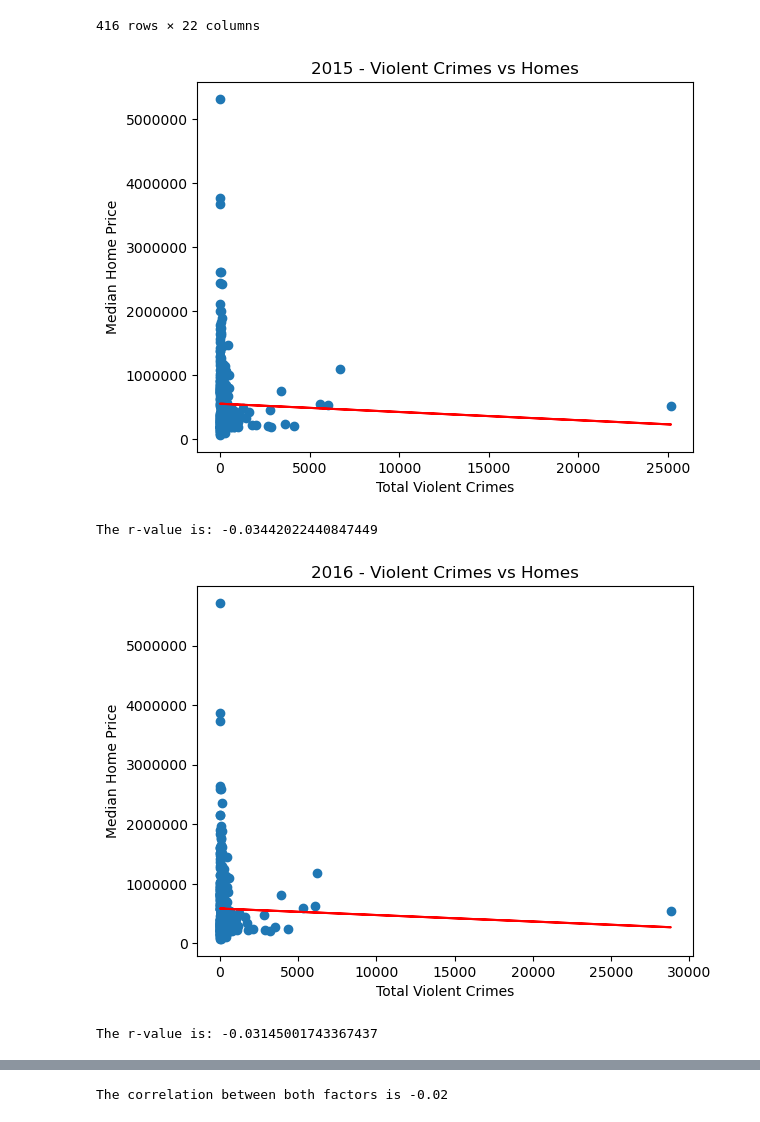
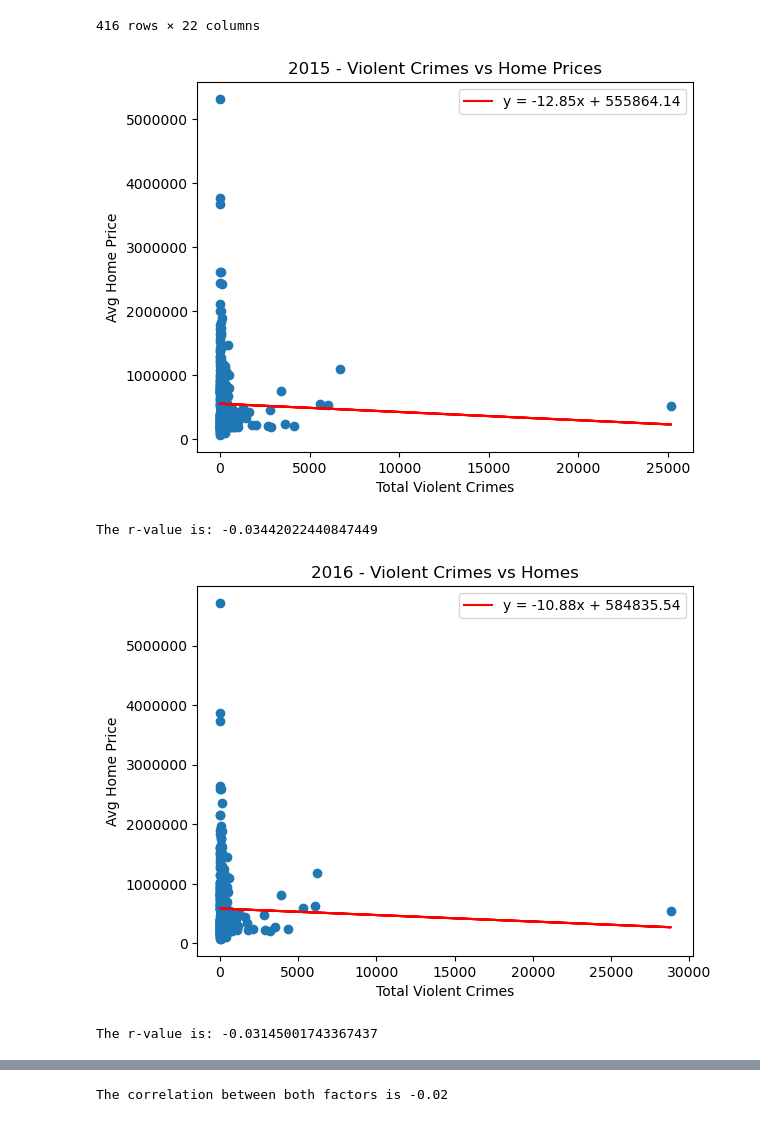
Before and after one commit to eshih22/team_project_1, a Jupyter notebook: Crime Analysis.ipynb, the cells around one changed output, grey strips where cells are left out. Drawn from its saved outputs; the diff is of its cells as text; code cells hidden in the pictures.

```diff
--- a/Crime Analysis.ipynb
+++ b/Crime Analysis.ipynb
@@ -404,36 +404,40 @@ result_merged_df_1
 # %%
 x_values = result_merged_df_1['2015 Total Violent Crimes']
 y_values = result_merged_df_1['2015 Home Prices']
 plt.scatter(x_values,y_values)
 plt.xlabel('Total Violent Crimes')
-plt.ylabel("Median Home Price")
+plt.ylabel("Avg Home Price")
 plt.ticklabel_format(style='plain', axis='both')
-plt.title("2015 - Violent Crimes vs Homes")
+plt.title("2015 - Violent Crimes vs Home Prices")
 
 
 # Add the linear regression equation and line to plot
 (slope, intercept, rvalue, pvalue, stderr) = linregress(x_values, y_values)
 
 
 y = slope * x_values + intercept
+regress_values = x_values * slope + intercept
+line_eq = "y = " + str(round(slope,2)) + "x + " + str(round(intercept,2))
+plt.plot(x_values, regress_values, "r-", label=line_eq)
+plt.legend()
 
 #plot the scatter plot
 plt.plot(x_values,y,"-", color='r')
-plt.savefig("crime plots/Total2015.png")
+plt.savefig("crime plots/Total2015.png", bbox_inches='tight')
 
 plt.show()
 
 
 print(f"The r-value is: {rvalue}")
 # %% [output]
-[figure, old version]
+[figure, new version]
 The r-value is: -0.03442022440847449
 # %%
 x_values = result_merged_df_1['2016 Total Violent Crimes']
 y_values = result_merged_df_1['2016 Home Prices']
 plt.scatter(x_values,y_values)
 plt.xlabel('Total Violent Crimes')
-plt.ylabel("Median Home Price")
+plt.ylabel("Avg Home Price")
 plt.ticklabel_format(style='plain', axis='both')
 plt.title("2016 - Violent Crimes vs Homes")
 
@@ -443,16 +447,20 @@ plt.title("2016 - Violent Crimes vs Homes")
 
 
 y = slope * x_values + intercept
+regress_values = x_values * slope + intercept
+line_eq = "y = " + str(round(slope,2)) + "x + " + str(round(intercept,2))
+plt.plot(x_values, regress_values, "r-", label=line_eq)
+plt.legend()
 
 #plot the scatter plot
 plt.plot(x_values,y,"-", color='r')
-plt.savefig("crime plots/Total2016.png")
+plt.savefig("crime plots/Total2016.png", bbox_inches='tight')
 
 plt.show()
 
 print(f"The r-value is: {rvalue}")
 # %% [output]
-[figure, old version]
+[figure, new version]
 The r-value is: -0.03145001743367437
 # %%
 x_values = result_merged_df_1['2017 Total Violent Crimes']
```
Also changed, not shown: parts of 29 cells of this notebook, 27 other files.
